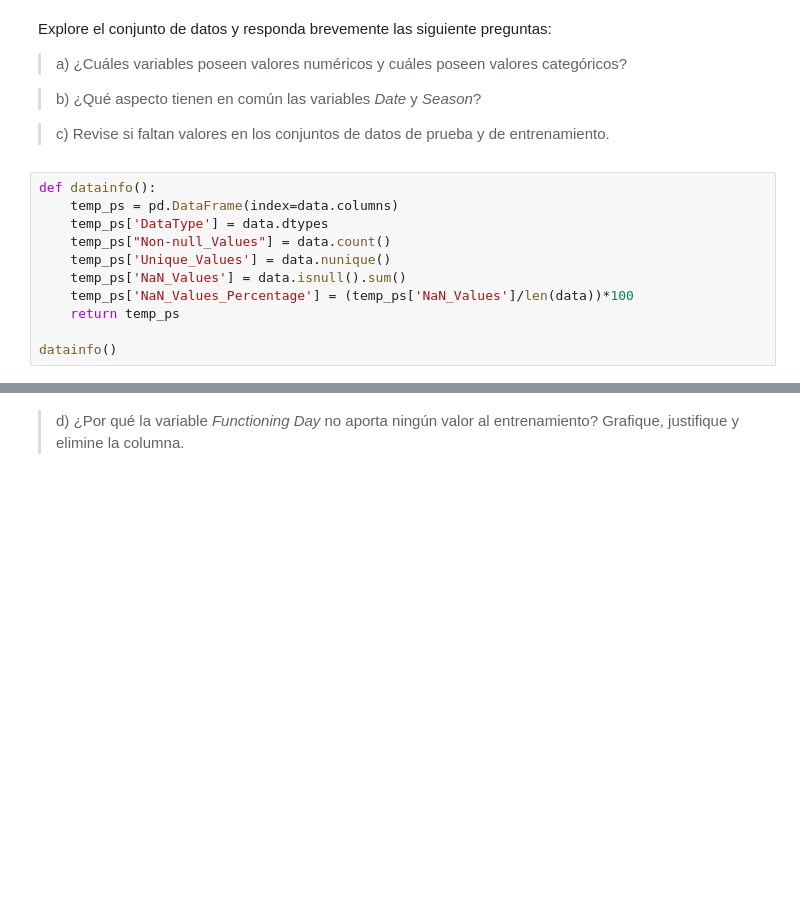
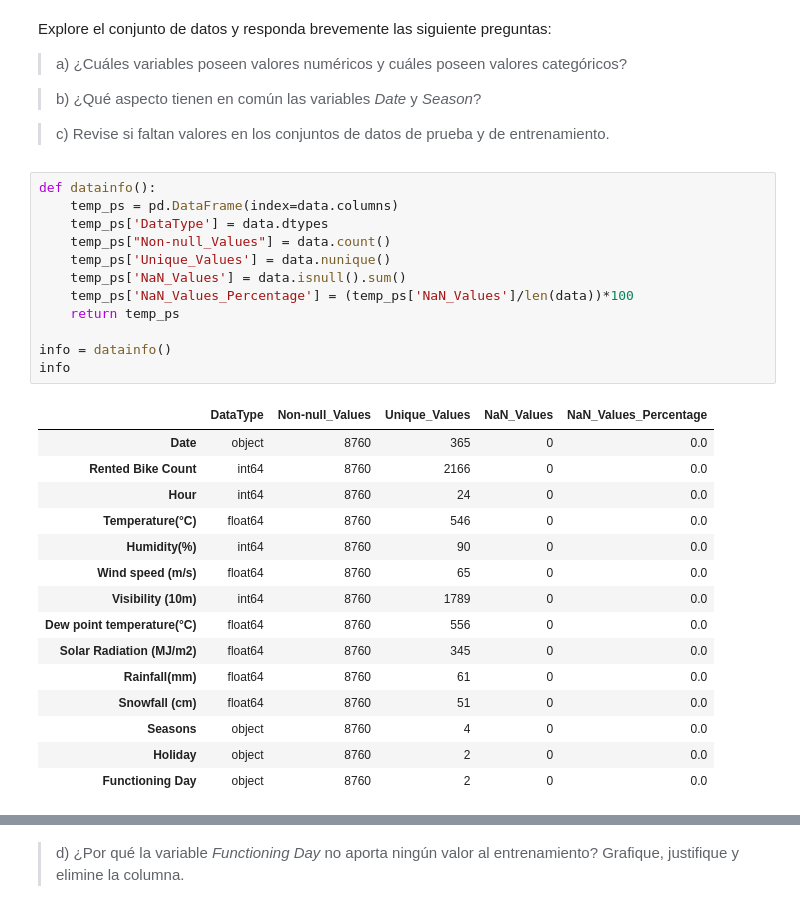
Before and after one commit to DYessouroun/Tareas-ML, a Jupyter notebook: Enunciado_tarea_1.ipynb, the cells around one changed output, grey strips where cells are left out. Saved outputs shown, nothing was run; the diff lists cells and outputs as text; blank space fills up the shorter version.

```diff
--- a/Enunciado_tarea_1.ipynb
+++ b/Enunciado_tarea_1.ipynb
@@ -116,11 +95,28 @@ Explore el conjunto de datos y responda  brevemente las siguiente preguntas:
 # %%
 def datainfo():
     temp_ps = pd.DataFrame(index=data.columns)
     temp_ps['DataType'] = data.dtypes
     temp_ps["Non-null_Values"] = data.count()
     temp_ps['Unique_Values'] = data.nunique()
     temp_ps['NaN_Values'] = data.isnull().sum()
     temp_ps['NaN_Values_Percentage'] = (temp_ps['NaN_Values']/len(data))*100
     return temp_ps
 
-datainfo()
+info = datainfo()
+info
+# %% [output]
+|  | DataType | Non-null_Values | Unique_Values | NaN_Values | NaN_Values_Percentage |
+| Date | object | 8760 | 365 | 0 | 0.0 |
+| Rented Bike Count | int64 | 8760 | 2166 | 0 | 0.0 |
+| Hour | int64 | 8760 | 24 | 0 | 0.0 |
+| Temperature(°C) | float64 | 8760 | 546 | 0 | 0.0 |
+| Humidity(%) | int64 | 8760 | 90 | 0 | 0.0 |
+| Wind speed (m/s) | float64 | 8760 | 65 | 0 | 0.0 |
+| Visibility (10m) | int64 | 8760 | 1789 | 0 | 0.0 |
+| Dew point temperature(°C) | float64 | 8760 | 556 | 0 | 0.0 |
+| Solar Radiation (MJ/m2) | float64 | 8760 | 345 | 0 | 0.0 |
+| Rainfall(mm) | float64 | 8760 | 61 | 0 | 0.0 |
+| Snowfall (cm) | float64 | 8760 | 51 | 0 | 0.0 |
+| Seasons | object | 8760 | 4 | 0 | 0.0 |
+| Holiday | object | 8760 | 2 | 0 | 0.0 |
+| Functioning Day | object | 8760 | 2 | 0 | 0.0 |
```
Also changed, not shown: parts of 17 cells of this notebook, 1 other file.
